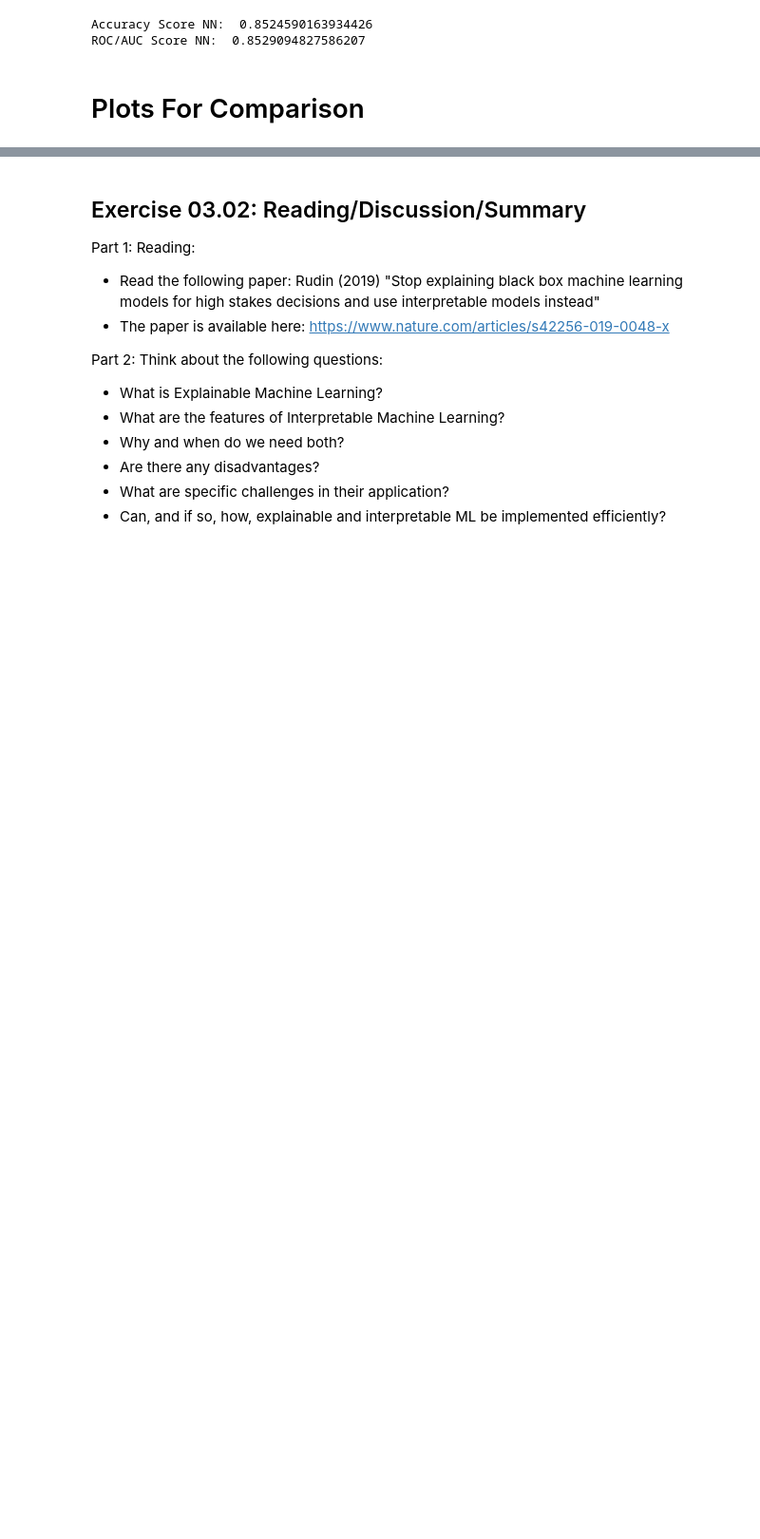
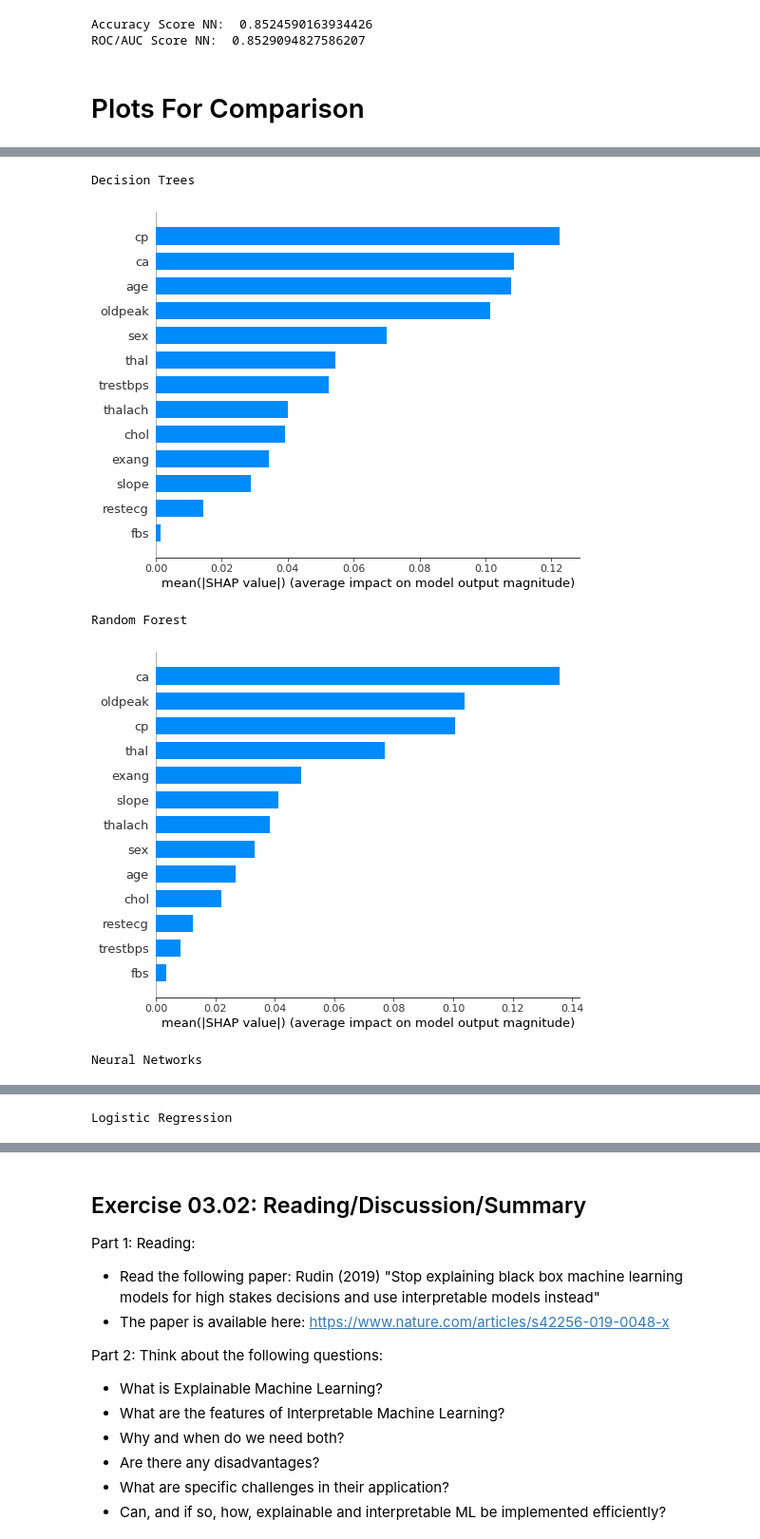
Before and after one commit to mhuendorf/KBS, a Jupyter notebook: exercises/practical/Assignment_3/KBS-Assignment3.ipynb, the cells around one changed output, grey strips where cells are left out. Shown at 95% size. Drawn from its saved outputs; the diff is of its cells as text; code cells hidden in the pictures; blank space fills up the shorter version.

```diff
--- a/exercises/practical/Assignment_3/KBS-Assignment3.ipynb
+++ b/exercises/practical/Assignment_3/KBS-Assignment3.ipynb
@@ -301,7 +257,6 @@ Decision
 # %%
 import shap
 
-# DF, based on which importance is checked
 X_importance_dtc = X_test
 X_importance_rfc = X_test
 
@@ -317,15 +272,15 @@ shap_values_dtc = explainer_dtc.shap_values(X_importance_dtc)
 #random forest
 #explainer_rfc = shap.TreeExplainer(rfc)
 #shap_values_rfc = explainer_rfc.shap_values(X_importance_rfc)
-#explainer_rfc = shap.KernelExplainer(rfc.predict,X_train)
-#shap_values_rfc = explainer_rfc.shap_values(X_importance_rfc)
+explainer_rfc = shap.KernelExplainer(rfc.predict,X_train)
+shap_values_rfc = explainer_rfc.shap_values(X_importance_rfc)
 
 #neural network
-#explainer_nn = shap.KernelExplainer(mlpc.predict,X_train)
-#shap_values_nn = explainer_nn.shap_values(X_importance_nn)
+explainer_nn = shap.KernelExplainer(mlpc.predict,X_train)
+shap_values_nn = explainer_nn.shap_values(X_importance_nn)
 
 #logistic regression
-#explainer_lg = shap.KernelExplainer(lgr.predict,X_train)
-#shap_values_lg = explainer_lg.shap_values(X_importance_lg)
+explainer_lg = shap.KernelExplainer(lgr.predict,X_train)
+shap_values_lg = explainer_lg.shap_values(X_importance_lg)
 # %% [output]
 Using 242 background data samples could cause slower run times. Consider using shap.sample(data, K) or shap.kmeans(data, K) to summarize the background as K samples.
@@ -360,0 +290,22 @@ shap.plots.force(base_value = explainer_dtc.expected_value,shap_values = shapval
+# %%
+# Plot summary_plot for dt as barplot:
+print("Decision Trees")
+shap.summary_plot(shap_values_dtc, X_importance_dtc, plot_type='bar')
+
+# Plot summary_plot for rfc as barplot:
+print("Random Forest")
+shap.summary_plot(shap_values_rfc, X_importance_rfc, plot_type='bar')
+
+#neural network:
+print("Neural Networks")
+shap.summary_plot(shap_values_nn, X_importance_nn, plot_type='bar')
+
+#logistic regression:
+print("Logistic Regression")
+shap.summary_plot(shap_values_lg, X_importance_lg, plot_type='bar')
+# %% [output]
+Decision Trees
+[figure, added]
+Random Forest
+[figure, added]
+Neural Networks
@@ -360,0 +313 @@ shap.plots.force(base_value = explainer_dtc.expected_value,shap_values = shapval
+Logistic Regression
```
Also changed, not shown: parts of 30 cells of this notebook.
